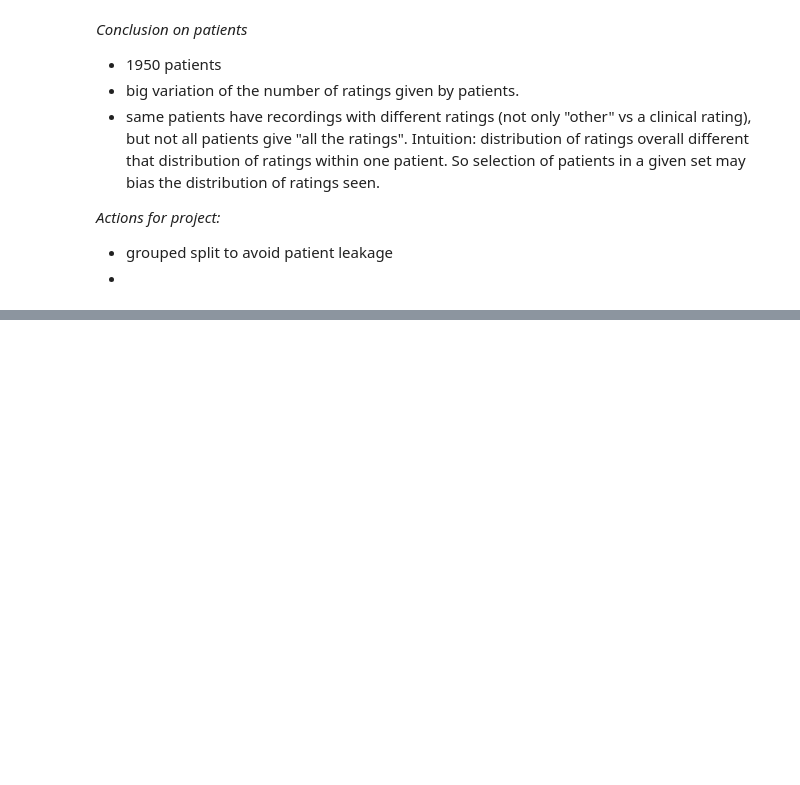
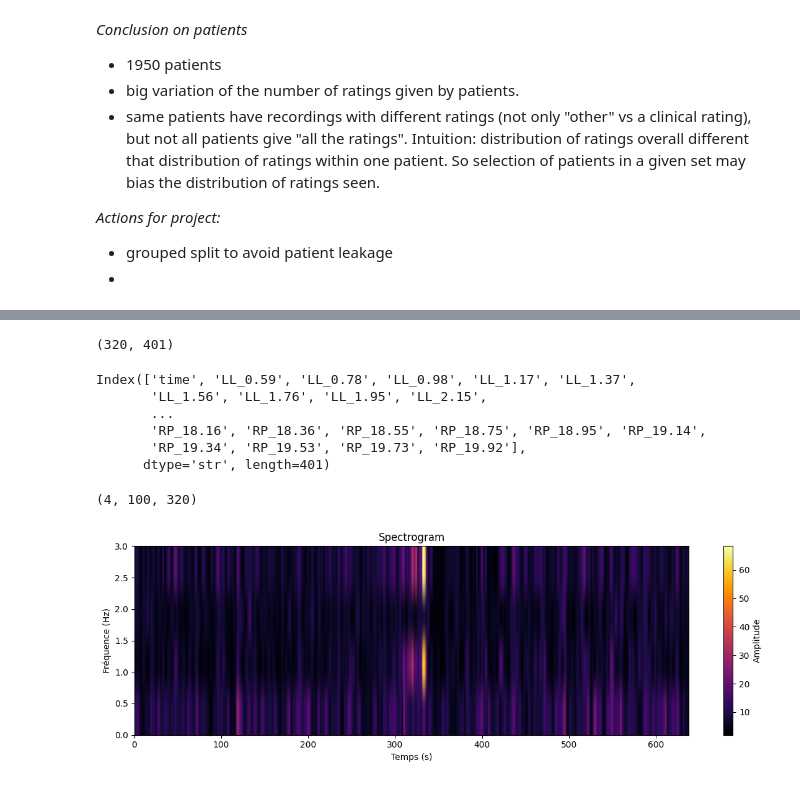
Before and after one commit to PabloRougerie/brain_waves, a Jupyter notebook: eda.ipynb, the cells around one changed output, grey strips where cells are left out. Drawn from its saved outputs; the diff is of its cells as text; code cells hidden in the pictures; blank space fills up the shorter version.

Commit message:
feat: add preprocess function to generate spectrograms

```diff
--- a/eda.ipynb
+++ b/eda.ipynb
@@ -163,0 +234,3 @@ plot_patient_consensus_heatmap(df_patients)
+# %%
+df_eeg = pd.read_parquet("./data/train_eegs/1628180742.parquet")
+df_spec = pd.read_parquet("./data/train_spectrograms/353733.parquet")
@@ -163,0 +275,58 @@ plot_patient_consensus_heatmap(df_patients)
+# %%
+df_spec.shape
+# %% [output]
+(320, 401)
+# %%
+df_spec
+# %% [output]
+Index(['time', 'LL_0.59', 'LL_0.78', 'LL_0.98', 'LL_1.17', 'LL_1.37',
+       'LL_1.56', 'LL_1.76', 'LL_1.95', 'LL_2.15',
+       ...
+       'RP_18.16', 'RP_18.36', 'RP_18.55', 'RP_18.75', 'RP_18.95', 'RP_19.14',
+       'RP_19.34', 'RP_19.53', 'RP_19.73', 'RP_19.92'],
+      dtype='str', length=401)
+# %%
+regions = ["LL_", "RL_", "LP_", "RP_"]
+spectrogram = np.zeros((df_spec.shape[0], 4, 100))
+for i,region in enumerate(regions):
+
+    selected_cols = [c for c in df_spec.columns if c.startswith(region)]
+    selected_df = df_spec[selected_cols]
+    single_region_np = selected_df.to_numpy()
+    spectrogram[:,i,:] = single_region_np
+# %%
+spectrogram = spectrogram.transpose((1,2,0))
+# %%
+spectrogram.shape
+# %% [output]
+(4, 100, 320)
+# %%
+def plot_spectrogram(spec: np.ndarray, sr: int = 1, hop: int = 1, title: str = "Spectrogram") -> None:
+    """
+    spec  : ndarray de shape (n_freqs, n_times)
+    sr    : sample rate en Hz (pour l'axe temps)
+    hop   : hop length en samples (pour l'axe temps)
+    """
+    fig, ax = plt.subplots(figsize=(12, 4))
+
+    times = np.arange(spec.shape[1]) * hop / sr
+    freqs = np.arange(spec.shape[0])
+
+    img = ax.imshow(
+        spec,
+        aspect="auto",
+        origin="lower",         # fréquences basses en bas
+        cmap="inferno",
+        extent=[times[0], times[-1], freqs[0], freqs[-1]],
+    )
+
+    plt.colorbar(img, ax=ax, label="Amplitude")
+    ax.set_title(title)
+    ax.set_xlabel("Temps (s)")
+    ax.set_ylabel("Fréquence (Hz)")
+    plt.tight_layout()
+    plt.show()
+# %%
+plot_spectrogram(spec= spectrogram[:,4,:], hop= 2)
+# %% [output]
+[figure, added]
```
Also changed, not shown: parts of 23 cells of this notebook, 5 other files.
